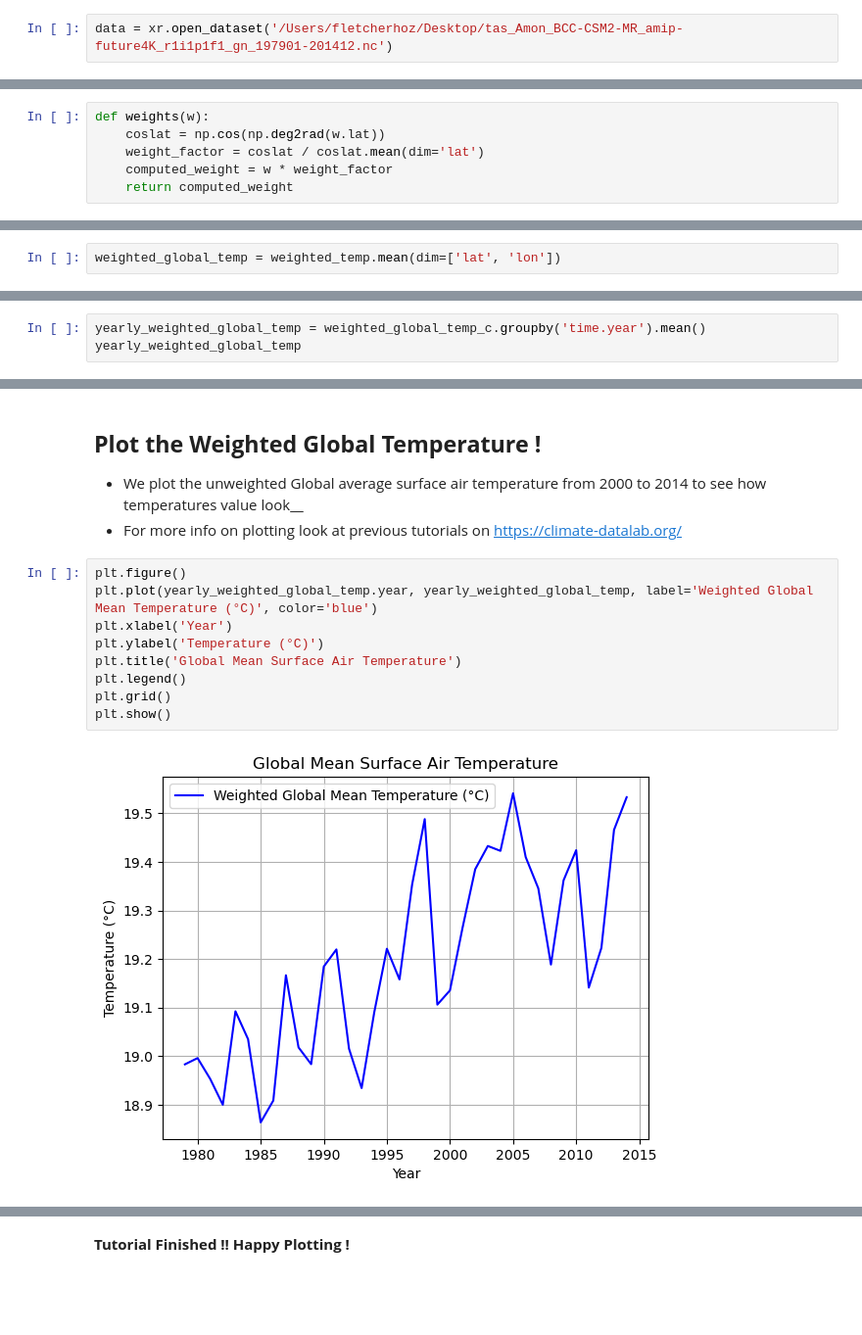
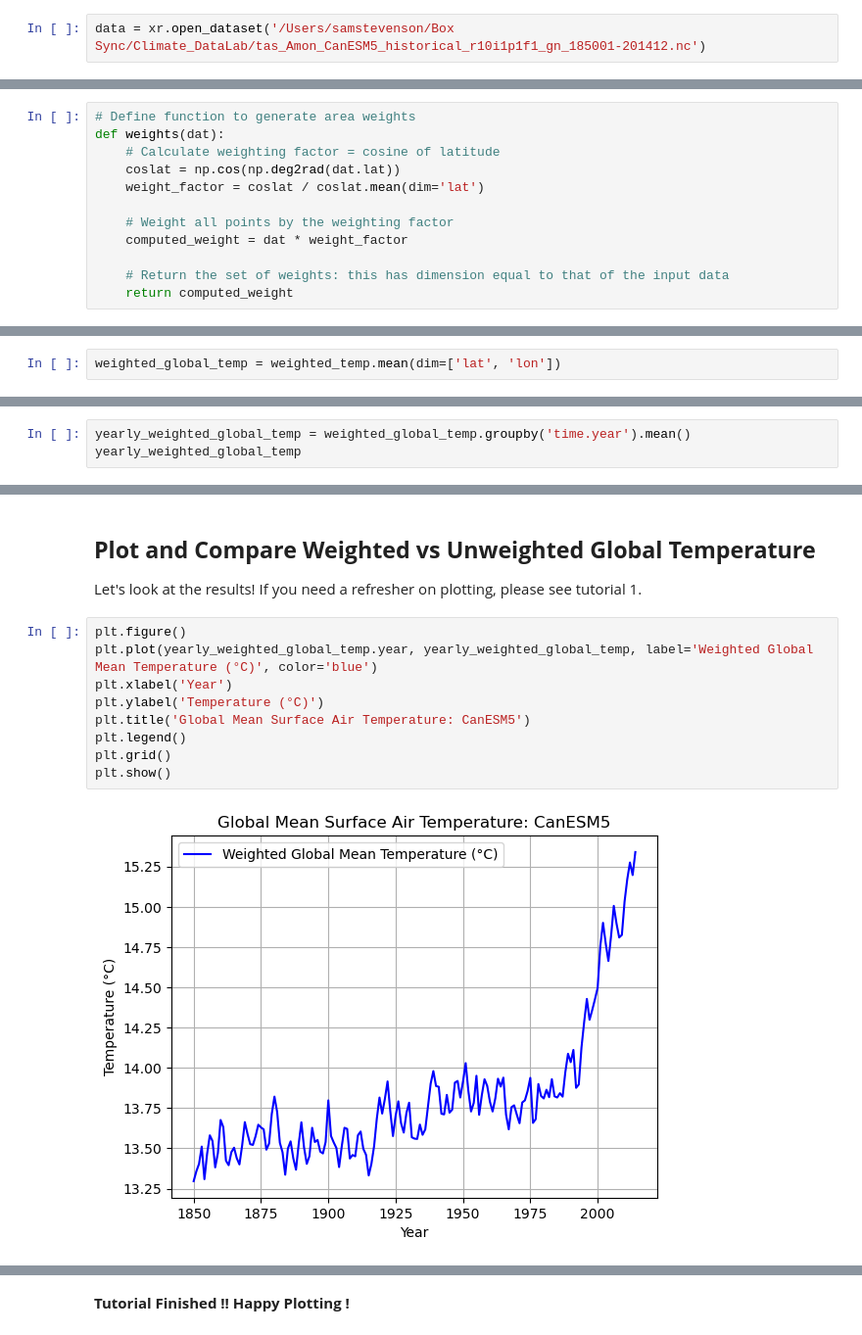
Before and after one commit to silkieMoth/Time-Series-Plots, a Jupyter notebook: 3. Weight Grid Cells + Plot Global Average.ipynb, the cells around one changed output, grey strips where cells are left out. Shown at 98% size. Drawn from its saved outputs; the diff is of its cells as text; blank space fills up the shorter version.

Commit message:
Updating weighted avg

```diff
--- a/3. Weight Grid Cells + Plot Global Average.ipynb
+++ b/3. Weight Grid Cells + Plot Global Average.ipynb
@@ -67,3 +57,3 @@ If the above packages are not included in your Python environment, use `conda in
 # %%
-data = xr.open_dataset('/Users/fletcherhoz/Desktop/tas_Amon_BCC-CSM2-MR_amip-future4K_r1i1p1f1_gn_197901-201412.nc')
+data = xr.open_dataset('/Users/samstevenson/Box Sync/Climate_DataLab/tas_Amon_CanESM5_historical_r10i1p1f1_gn_185001-201412.nc')
 # %% [markdown]
@@ -103,7 +92,13 @@ As previosuly stated, when using data over a large area over the globe you need
 # %%
-def weights(w):
-    coslat = np.cos(np.deg2rad(w.lat))
+# Define function to generate area weights
+def weights(dat):
+    # Calculate weighting factor = cosine of latitude
+    coslat = np.cos(np.deg2rad(dat.lat))
     weight_factor = coslat / coslat.mean(dim='lat')
-    computed_weight = w * weight_factor
+
+    # Weight all points by the weighting factor
+    computed_weight = dat * weight_factor
+
+    # Return the set of weights: this has dimension equal to that of the input data
     return computed_weight
 # %% [markdown]
@@ -154,6 +137,6 @@ weighted_global_temp_c = weighted_global_temp - 273.15
 -  `.mean()` Computes the mean temperature for each year.
 - The `yearly_weighted_global_temp` variable now holds the average global temperature for each year, which can be used to observe long-term trends.
 # %%
-yearly_weighted_global_temp = weighted_global_temp_c.groupby('time.year').mean()
+yearly_weighted_global_temp = weighted_global_temp.groupby('time.year').mean()
 yearly_weighted_global_temp
 # %% [output]
@@ -173,17 +160,17 @@ Coordinates:
 # %% [markdown]
 <a id='plot'></a>
-## **Plot the Weighted Global Temperature !**
-- We plot the unweighted Global average surface air temperature from 2000 to 2014 to see how temperatures value look__
-- For more info on plotting look at previous tutorials on https://climate-datalab.org/
+## **Plot and Compare Weighted vs Unweighted Global Temperature**
+
+Let's look at the results! If you need a refresher on plotting, please see tutorial 1.
 # %%
 plt.figure()
 plt.plot(yearly_weighted_global_temp.year, yearly_weighted_global_temp, label='Weighted Global Mean Temperature (°C)', color='blue')
 plt.xlabel('Year')
 plt.ylabel('Temperature (°C)')
-plt.title('Global Mean Surface Air Temperature')
+plt.title('Global Mean Surface Air Temperature: CanESM5')
 plt.legend()
 plt.grid()
 plt.show()
 # %% [output]
-[figure, old version]
+[figure, new version]
 # %% [markdown]
```
Also changed, not shown: parts of 20 cells of this notebook.
